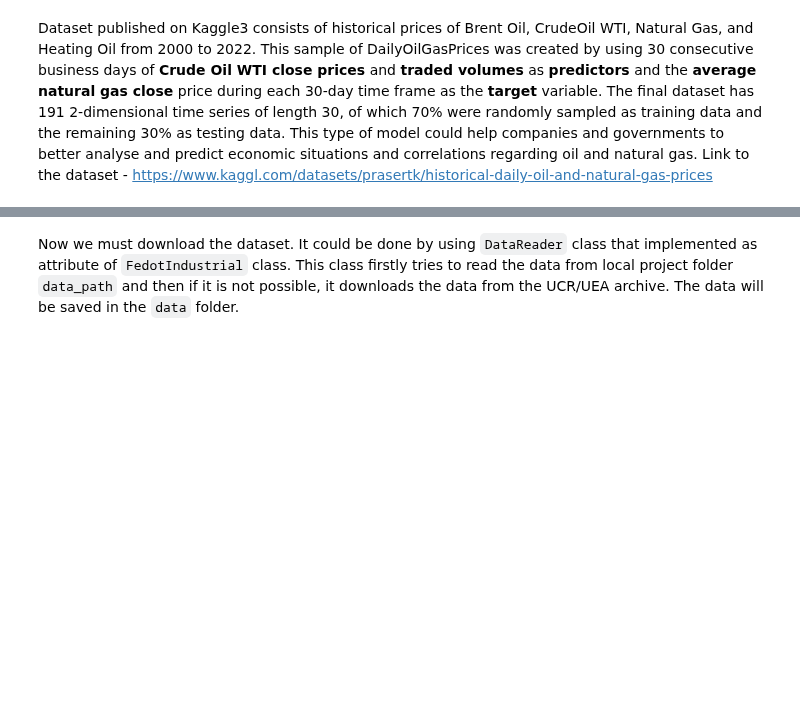
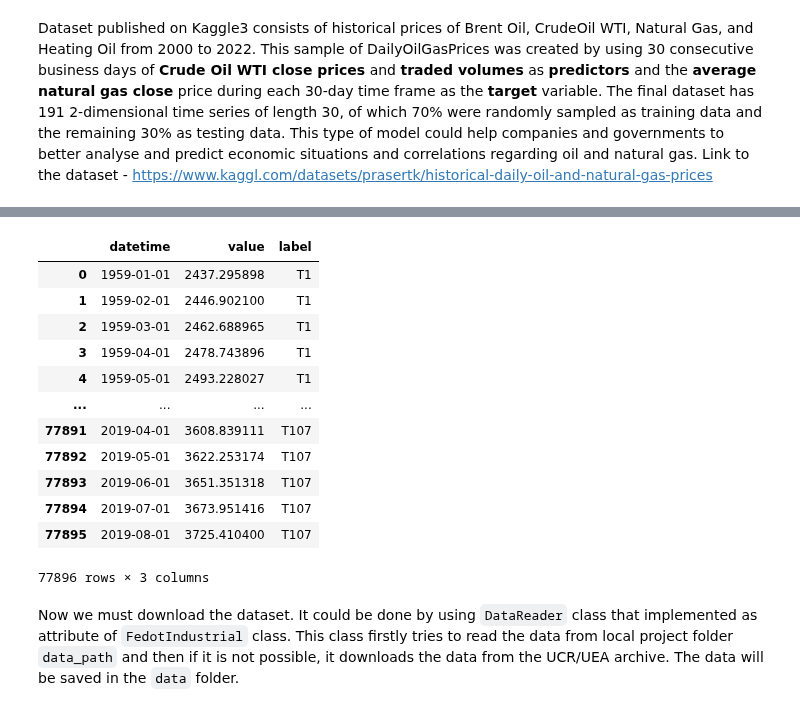
Before and after one commit to aimclub/Fedot.Industrial, a Jupyter notebook: examples/real_world_examples/industrial_examples/economic_analysis/ts_forecasting/federal_reserve_economic_data_forecasting.ipynb, the cells around one changed output, grey strips where cells are left out. Drawn from its saved outputs; the diff is of its cells as text; code cells hidden in the pictures; blank space fills up the shorter version.

Commit message:
add exog forecasting

```diff
--- a/examples/real_world_examples/industrial_examples/economic_analysis/ts_forecasting/federal_reserve_economic_data_forecasting.ipynb
+++ b/examples/real_world_examples/industrial_examples/economic_analysis/ts_forecasting/federal_reserve_economic_data_forecasting.ipynb
@@ -15,12 +15,12 @@ def evaluate_loop(train_data, api_params, finetune: bool = False):
         industrial.fit(train_data)
     return industrial
 # %%
-from datasets import load_dataset
-dataset_name = 'fred_md'
+from fedot_ind.api.utils.path_lib import PROJECT_PATH
+
+dataset_name = PROJECT_PATH +'/examples/data/forecasting\monash_benchmark\MonashFredMd_12.csv'
 horizon = 12
 metric_names = ('smape', 'rmse', 'median_absolute_error')
-train_data = load_dataset('monash_tsf', 'fred_md')
-forecasting_metrics = ('smape', 'rmse')
+train_data = pd.read_csv(dataset_name)
 params = dict(problem='ts_forecasting',
                              metric='rmse',
                              timeout=15,
@@ -29,4 +29,4 @@ params = dict(problem='ts_forecasting',
                              task_params={'forecast_length': horizon},
                              industrial_strategy='forecasting_assumptions',
                              n_jobs=2,
-                             logging_level=40)
+                             logging_level=50)
@@ -35,2 +33,18 @@ params = dict(problem='ts_forecasting',
+# %%
+train_data
+# %% [output]
+|  | datetime | value | label |
+| 0 | 1959-01-01 | 2437.295898 | T1 |
+| 1 | 1959-02-01 | 2446.902100 | T1 |
+| 2 | 1959-03-01 | 2462.688965 | T1 |
+| 3 | 1959-04-01 | 2478.743896 | T1 |
+| 4 | 1959-05-01 | 2493.228027 | T1 |
+| ... | ... | ... | ... |
+| 77891 | 2019-04-01 | 3608.839111 | T107 |
+| 77892 | 2019-05-01 | 3622.253174 | T107 |
+| 77893 | 2019-06-01 | 3651.351318 | T107 |
+| 77894 | 2019-07-01 | 3673.951416 | T107 |
+| 77895 | 2019-08-01 | 3725.410400 | T107 |
+77896 rows × 3 columns
 # %% [markdown]
 Now we must download the dataset. It could be done by using `DataReader` class that implemented as attribute of `FedotIndustrial` class. This class firstly tries to read the data from local project folder `data_path` and then if it is not possible, it downloads the data from the UCR/UEA archive. The data will be saved in the `data` folder.
```
Also changed, not shown: parts of 4 cells of this notebook, 9 other files.
